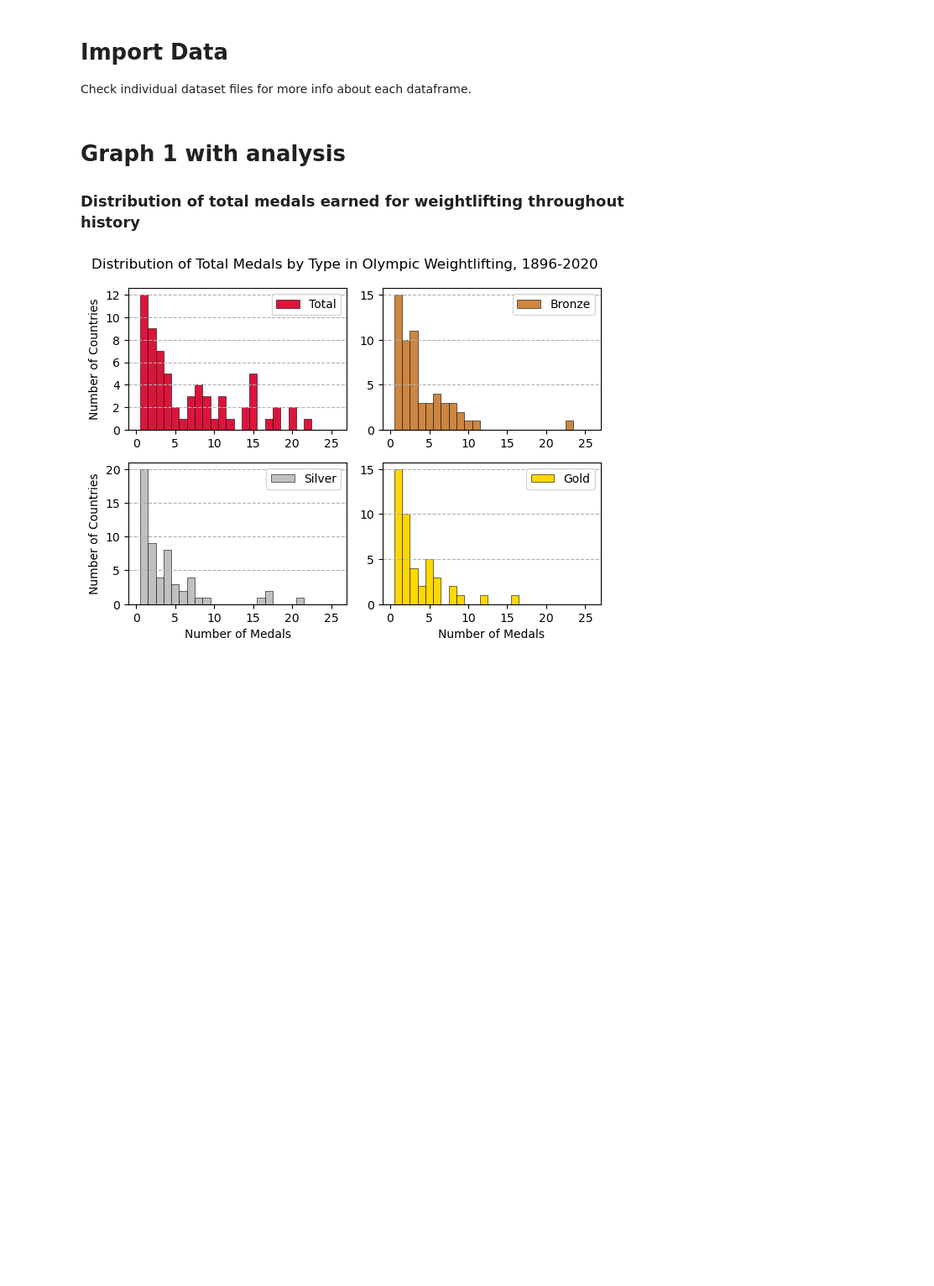
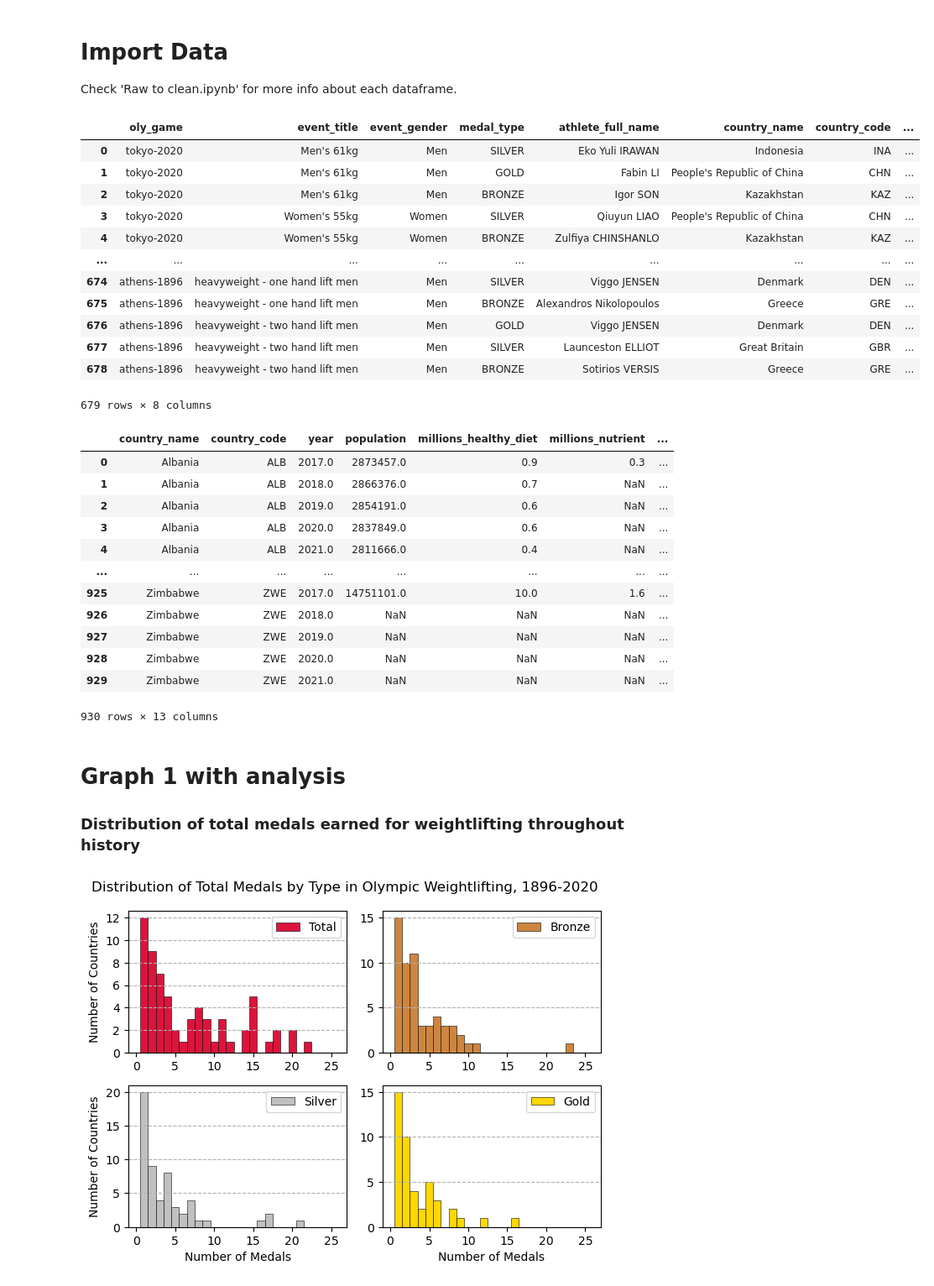
Before and after one commit to nichS21/DS-256-Group-Project, a Jupyter notebook: Stach - Individual Analysis.ipynb, the cells around one changed output. Shown at 84% size. Saved outputs shown, nothing was run; the diff lists cells and outputs as text; code cells hidden in the pictures; blank space fills up the shorter version.

Commit message:
Clean up of Repo and various edits as per project rubric.

```diff
--- a/Stach - Individual Analysis.ipynb
+++ b/Stach - Individual Analysis.ipynb
@@ -1,4 +1,4 @@
 # %% [markdown]
 <h1> Import Data </h1>
 
-Check individual dataset files for more info about each dataframe.
+Check 'Raw to clean.ipynb' for more info about each dataframe.
@@ -49,3 +5,53 @@ DFDiet.replace('..', np.nan, inplace=True)                                 # tur
+# %%
+# Import modules
+import math
+import numpy as np
+import pandas as pd
+import matplotlib.pyplot as plt
+
+# WEIGHTLIFTING DATA ------------------------------------------------------------------------
+# Import data & clean
+# From: https://www.kaggle.com/datasets/piterfm/olympic-games-medals-19862018/
+
+weightDF = pd.read_csv("./Cleaned data/weightlifting medals.csv")
+
+display(weightDF)
+
+
+# HEALTHY DIET DATA ------------------------------------------------------------------------
+# Import data from cleaned csv
+# From: https://databank.worldbank.org/source/food-prices-for-nutrition
+
+DFDiet = pd.read_csv("./Cleaned data/healthy diet.csv")
+
+display(DFDiet)
+# %% [output]
+|  | oly_game | event_title | event_gender | medal_type | athlete_full_name | country_name | country_code | ... |
+| 0 | tokyo-2020 | Men's 61kg | Men | SILVER | Eko Yuli IRAWAN | Indonesia | INA | ... |
+| 1 | tokyo-2020 | Men's 61kg | Men | GOLD | Fabin LI | People's Republic of China | CHN | ... |
+| 2 | tokyo-2020 | Men's 61kg | Men | BRONZE | Igor SON | Kazakhstan | KAZ | ... |
+| 3 | tokyo-2020 | Women's 55kg | Women | SILVER | Qiuyun LIAO | People's Republic of China | CHN | ... |
+| 4 | tokyo-2020 | Women's 55kg | Women | BRONZE | Zulfiya CHINSHANLO | Kazakhstan | KAZ | ... |
+| ... | ... | ... | ... | ... | ... | ... | ... | ... |
+| 674 | athens-1896 | heavyweight - one hand lift men | Men | SILVER | Viggo JENSEN | Denmark | DEN | ... |
+| 675 | athens-1896 | heavyweight - one hand lift men | Men | BRONZE | Alexandros Nikolopoulos | Greece | GRE | ... |
+| 676 | athens-1896 | heavyweight - two hand lift men | Men | GOLD | Viggo JENSEN | Denmark | DEN | ... |
+| 677 | athens-1896 | heavyweight - two hand lift men | Men | SILVER | Launceston ELLIOT | Great Britain | GBR | ... |
+| 678 | athens-1896 | heavyweight - two hand lift men | Men | BRONZE | Sotirios VERSIS | Greece | GRE | ... |
+679 rows × 8 columns
+|  | country_name | country_code | year | population | millions_healthy_diet | millions_nutrient | ... |
+| 0 | Albania | ALB | 2017.0 | 2873457.0 | 0.9 | 0.3 | ... |
+| 1 | Albania | ALB | 2018.0 | 2866376.0 | 0.7 | NaN | ... |
+| 2 | Albania | ALB | 2019.0 | 2854191.0 | 0.6 | NaN | ... |
+| 3 | Albania | ALB | 2020.0 | 2837849.0 | 0.6 | NaN | ... |
+| 4 | Albania | ALB | 2021.0 | 2811666.0 | 0.4 | NaN | ... |
+| ... | ... | ... | ... | ... | ... | ... | ... |
+| 925 | Zimbabwe | ZWE | 2017.0 | 14751101.0 | 10.0 | 1.6 | ... |
+| 926 | Zimbabwe | ZWE | 2018.0 | NaN | NaN | NaN | ... |
+| 927 | Zimbabwe | ZWE | 2019.0 | NaN | NaN | NaN | ... |
+| 928 | Zimbabwe | ZWE | 2020.0 | NaN | NaN | NaN | ... |
+| 929 | Zimbabwe | ZWE | 2021.0 | NaN | NaN | NaN | ... |
+930 rows × 13 columns
 # %% [markdown]
 <h1> Graph 1 with analysis </h1>
 
```
Also changed, not shown: parts of 1 cell of this notebook, 5 other files.
